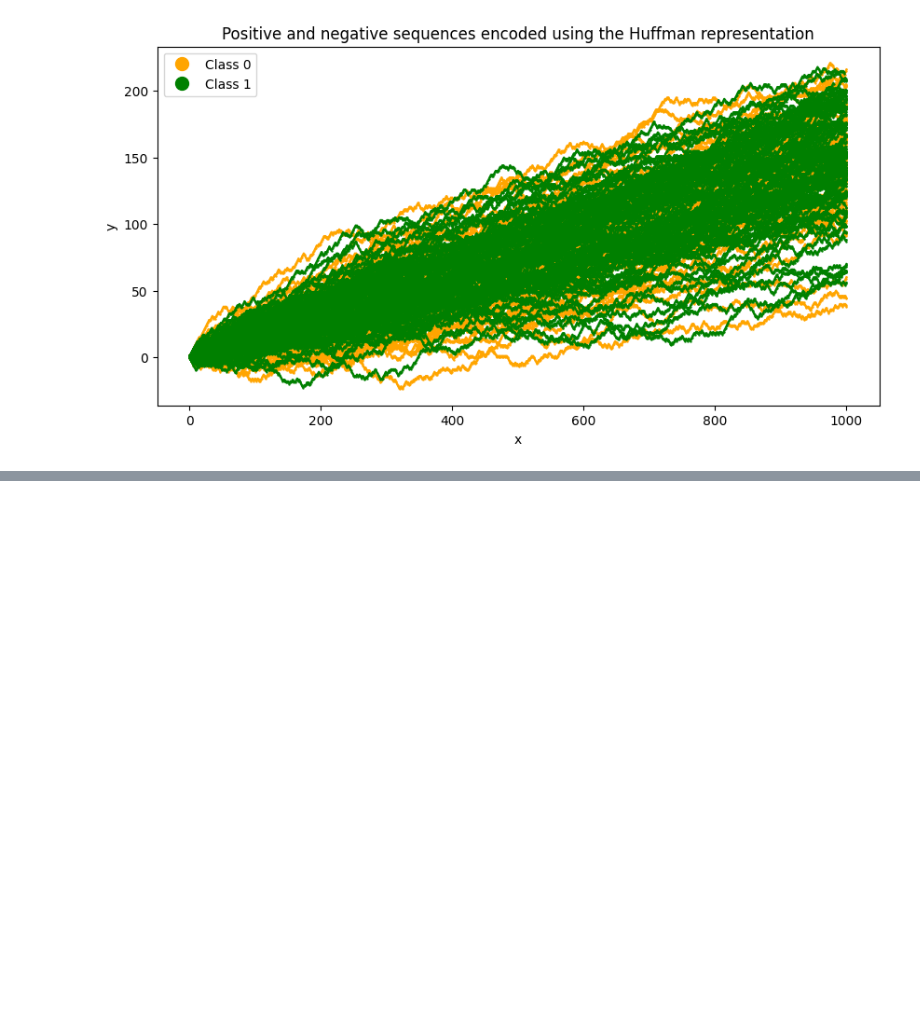
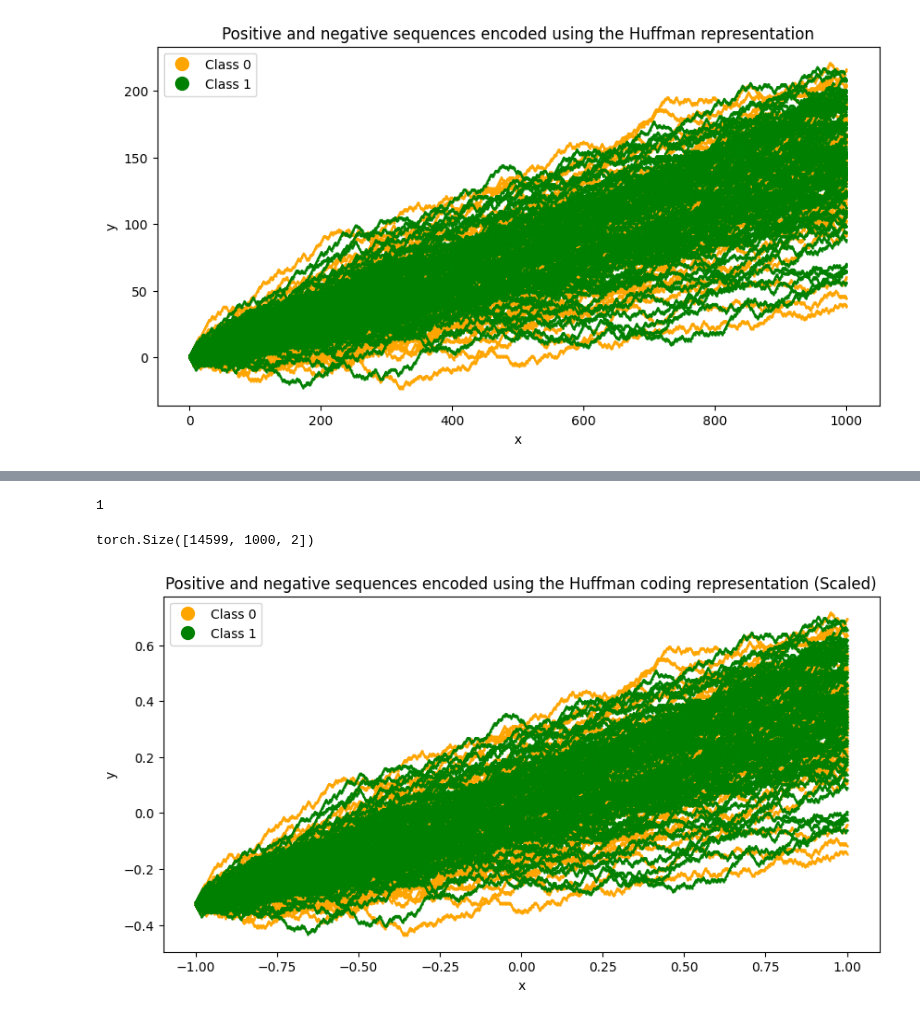
Before and after one commit to kiril-b/DNA-representations, a Jupyter notebook: src/notebooks/dataset_creation.ipynb, the cells around one changed output, grey strips where cells are left out. Saved outputs shown, nothing was run; the diff lists cells and outputs as text; code cells hidden in the pictures; blank space fills up the shorter version.

Commit message:
Reimplement preprocessing and save already preprocessed tensors

```diff
--- a/src/notebooks/dataset_creation.ipynb
+++ b/src/notebooks/dataset_creation.ipynb
@@ -39,7 +42,7 @@ def read_dna_data_from_file(file_path: str) -> tuple[list[str], list[int]]:
 # %%
 sequences, classes = [], []
 
-for file_path in pathlib.Path("../data/classification").glob("*.txt"):
+for file_path in pathlib.Path("../../data/classification").glob("*.txt"):
     file_sequences, file_classes = read_dna_data_from_file(file_path)
     sequences.extend(file_sequences)
     classes.extend(file_classes)
@@ -195,13 +196,0 @@ plot_sequences(
-# %%
-def min_max_scale_globally(sequences: np.ndarray) -> pd.Series:
-    combined_sequences = np.vstack(sequences)
-
-    min_x, min_y = combined_sequences[:, 0].min(), combined_sequences[:, 1].min()
-    max_x, max_y = combined_sequences[:, 0].max(), combined_sequences[:, 1].max()
-
-    def min_max_scale_sequence(sequence: np.array) -> np.array:
-        x_scaled = 2 * ((sequence[:, 0] - min_x) / (max_x - min_x)) - 1
-        y_scaled = 2 * ((sequence[:, 1] - min_y) / (max_y - min_y)) - 1
-        return pd.Series(np.column_stack((x_scaled, y_scaled)).tolist())
-
-    return pd.Series([min_max_scale_sequence(seq) for seq in sequences])
@@ -207,0 +250,6 @@ def min_max_scale_globally(sequences: np.ndarray) -> pd.Series:
+# %%
+huffman_repr = df["sequences"].map(
+    get_transformation_function(DnaRepresentation.huffman)
+)
+
+scaled_huffman_repr = min_max_scale_globally(huffman_repr.to_numpy())
@@ -207,0 +269,6 @@ def min_max_scale_globally(sequences: np.ndarray) -> pd.Series:
+# %%
+padded_scaled_huffman_repr = scaled_huffman_repr.map(lambda x: pad_array(x, 1000))
+# %%
+padded_scaled_huffman_repr.map(len).nunique()
+# %% [output]
+1
@@ -207,0 +283,4 @@ def min_max_scale_globally(sequences: np.ndarray) -> pd.Series:
+# %%
+tensor_huffman.shape
+# %% [output]
+torch.Size([14599, 1000, 2])
@@ -207,0 +289,11 @@ def min_max_scale_globally(sequences: np.ndarray) -> pd.Series:
+# %%
+df_huffman = df.copy()
+df_huffman["sequences"] = padded_scaled_huffman_repr
+plot_sequences(
+    df_huffman.groupby("classes", group_keys=False).apply(
+        lambda x: x.sample(100, random_state=312)
+    ),
+    "Positive and negative sequences encoded using the Huffman coding representation (Scaled)",
+)
+# %% [output]
+[figure, added]
```
Also changed, not shown: parts of 38 cells of this notebook, 13 other files.
